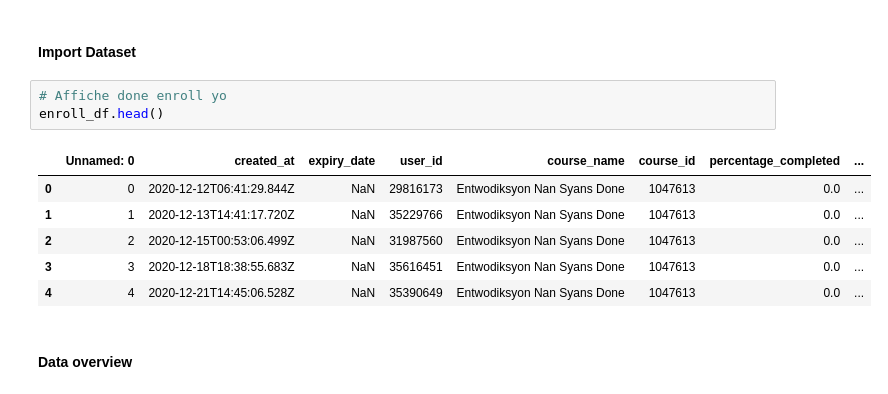
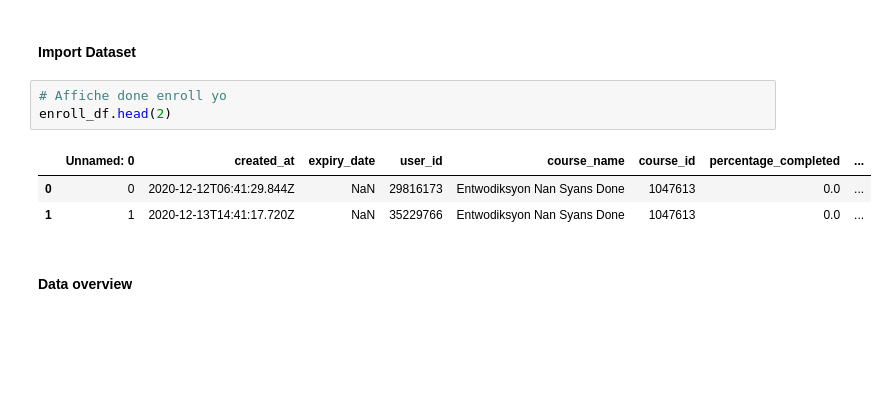
Before and after one commit to kesnel/Project-Data-Processing, a Jupyter notebook: data.ipynb, the cells around one changed output. Cells and saved outputs as stored; diff of their text form; blank space fills up the shorter version.

```diff
--- a/data.ipynb
+++ b/data.ipynb
@@ -128,14 +151,11 @@ dtype: int64
 #### Import Dataset
 # %%
 # Affiche done enroll yo
-enroll_df.head()
+enroll_df.head(2)
 # %% [output]
 |  | Unnamed: 0 | created_at | expiry_date | user_id | course_name | course_id | percentage_completed | ... |
 | 0 | 0 | 2020-12-12T06:41:29.844Z | NaN | 29816173 | Entwodiksyon Nan Syans Done | 1047613 | 0.0 | ... |
 | 1 | 1 | 2020-12-13T14:41:17.720Z | NaN | 35229766 | Entwodiksyon Nan Syans Done | 1047613 | 0.0 | ... |
-| 2 | 2 | 2020-12-15T00:53:06.499Z | NaN | 31987560 | Entwodiksyon Nan Syans Done | 1047613 | 0.0 | ... |
-| 3 | 3 | 2020-12-18T18:38:55.683Z | NaN | 35616451 | Entwodiksyon Nan Syans Done | 1047613 | 0.0 | ... |
-| 4 | 4 | 2020-12-21T14:45:06.528Z | NaN | 35390649 | Entwodiksyon Nan Syans Done | 1047613 | 0.0 | ... |
 # %% [markdown]
 #### Data overview
 # %%
```
Also changed, not shown: parts of 44 cells of this notebook.
